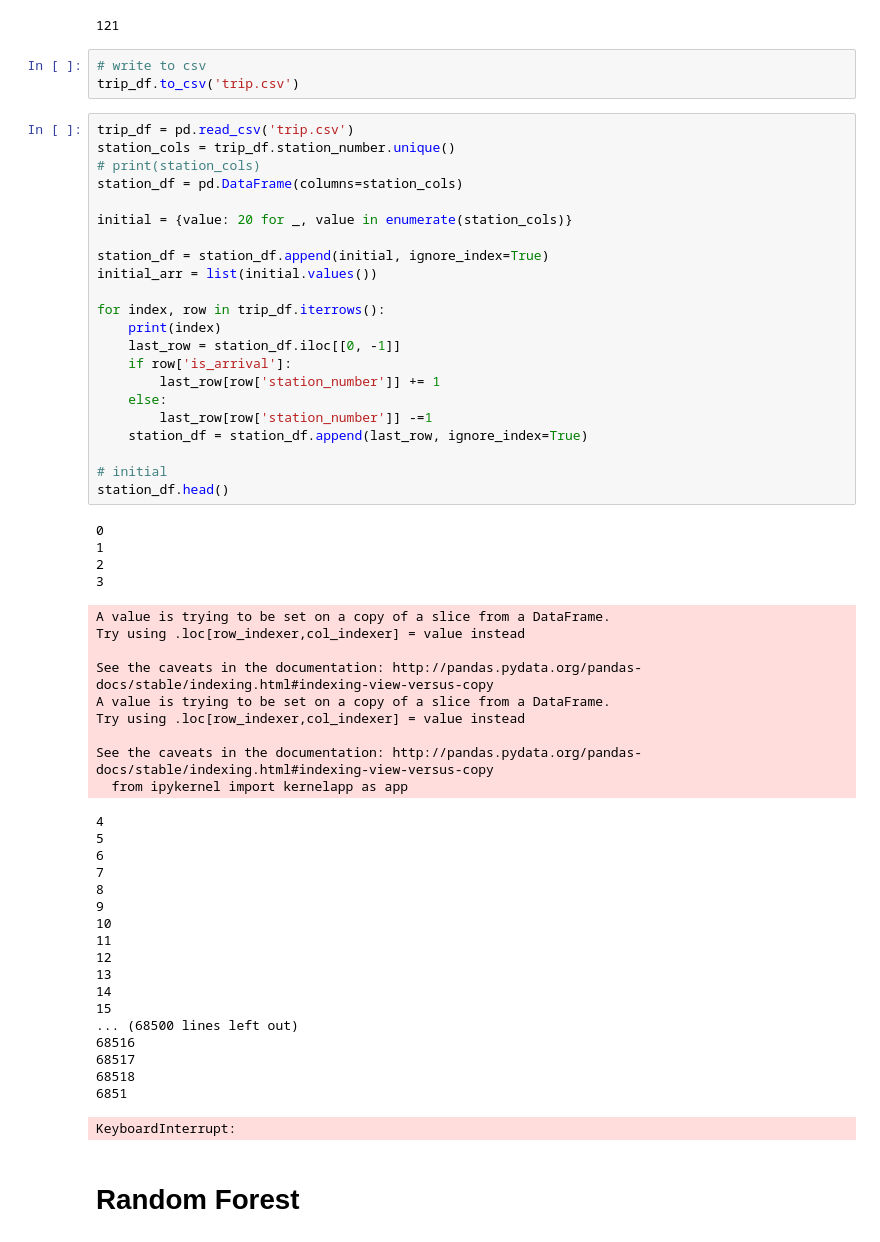
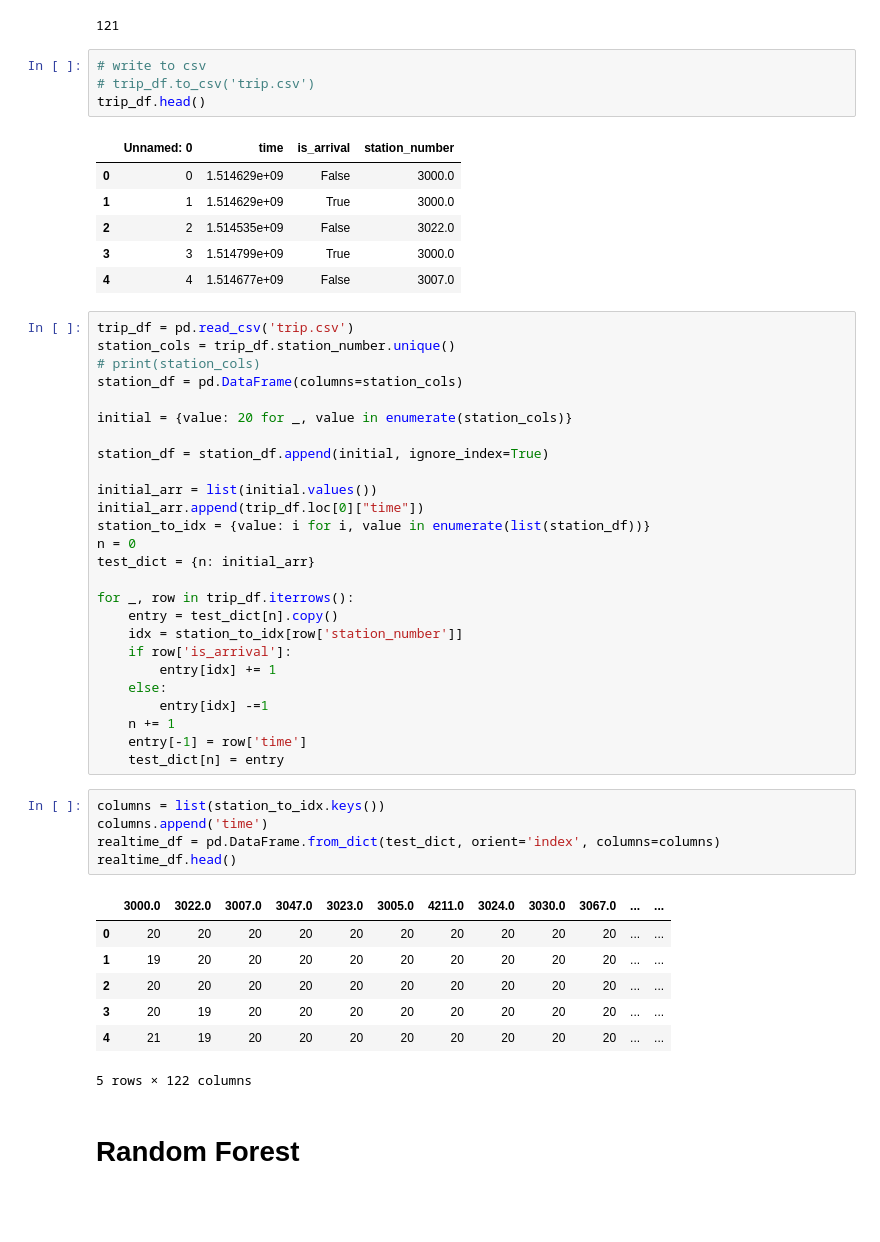
Before and after one commit to charlesyu108/cs5152-bike-share, a Jupyter notebook: sim/bike_station_load_predictor.ipynb, the cells around one changed output. Cells and saved outputs as stored; diff of their text form; blank space fills up the shorter version.

Commit message:
Create realtime bike movement csv

```diff
--- a/sim/bike_station_load_predictor.ipynb
+++ b/sim/bike_station_load_predictor.ipynb
@@ -95,7 +95,15 @@ trip_df['station_number'].nunique()
 121
 # %%
 # write to csv
-trip_df.to_csv('trip.csv')
+# trip_df.to_csv('trip.csv')
+trip_df.head()
+# %% [output]
+|  | Unnamed: 0 | time | is_arrival | station_number |
+| 0 | 0 | 1.514629e+09 | False | 3000.0 |
+| 1 | 1 | 1.514629e+09 | True | 3000.0 |
+| 2 | 2 | 1.514535e+09 | False | 3022.0 |
+| 3 | 3 | 1.514799e+09 | True | 3000.0 |
+| 4 | 4 | 1.514677e+09 | False | 3007.0 |
 # %%
 trip_df = pd.read_csv('trip.csv')
 station_cols = trip_df.station_number.unique()
@@ -105,51 +113,36 @@ station_df = pd.DataFrame(columns=station_cols)
 initial = {value: 20 for _, value in enumerate(station_cols)}
 
 station_df = station_df.append(initial, ignore_index=True)
+
 initial_arr = list(initial.values())
+initial_arr.append(trip_df.loc[0]["time"])
+station_to_idx = {value: i for i, value in enumerate(list(station_df))}
+n = 0
+test_dict = {n: initial_arr}
 
-for index, row in trip_df.iterrows():
-    print(index)
-    last_row = station_df.iloc[[0, -1]]
+for _, row in trip_df.iterrows():
+    entry = test_dict[n].copy()
+    idx = station_to_idx[row['station_number']]
     if row['is_arrival']:
-        last_row[row['station_number']] += 1
+        entry[idx] += 1
     else:
-        last_row[row['station_number']] -=1
-    station_df = station_df.append(last_row, ignore_index=True)
-
-# initial
-station_df.head()
+        entry[idx] -=1
+    n += 1
+    entry[-1] = row['time']
+    test_dict[n] = entry
-# %% [output]
-0
-1
-2
-3
-A value is trying to be set on a copy of a slice from a DataFrame.
-Try using .loc[row_indexer,col_indexer] = value instead
-
-See the caveats in the documentation: http://pandas.pydata.org/pandas-docs/stable/indexing.html#indexing-view-versus-copy
-A value is trying to be set on a copy of a slice from a DataFrame.
-Try using .loc[row_indexer,col_indexer] = value instead
-
-See the caveats in the documentation: http://pandas.pydata.org/pandas-docs/stable/indexing.html#indexing-view-versus-copy
-  from ipykernel import kernelapp as app
-4
-5
-6
-7
-8
-9
-10
-11
-12
-13
-14
-15
-... (68500 lines left out)
-68516
-68517
-68518
-6851
-KeyboardInterrupt:
+# %%
+columns = list(station_to_idx.keys())
+columns.append('time')
+realtime_df = pd.DataFrame.from_dict(test_dict, orient='index', columns=columns)
+realtime_df.head()
+# %% [output]
+|  | 3000.0 | 3022.0 | 3007.0 | 3047.0 | 3023.0 | 3005.0 | 4211.0 | 3024.0 | 3030.0 | 3067.0 | ... | ... |
+| 0 | 20 | 20 | 20 | 20 | 20 | 20 | 20 | 20 | 20 | 20 | ... | ... |
+| 1 | 19 | 20 | 20 | 20 | 20 | 20 | 20 | 20 | 20 | 20 | ... | ... |
+| 2 | 20 | 20 | 20 | 20 | 20 | 20 | 20 | 20 | 20 | 20 | ... | ... |
+| 3 | 20 | 19 | 20 | 20 | 20 | 20 | 20 | 20 | 20 | 20 | ... | ... |
+| 4 | 21 | 19 | 20 | 20 | 20 | 20 | 20 | 20 | 20 | 20 | ... | ... |
+5 rows × 122 columns
 # %% [markdown]
 # Random Forest
 # %%
```
Also changed, not shown: 1 other file.
